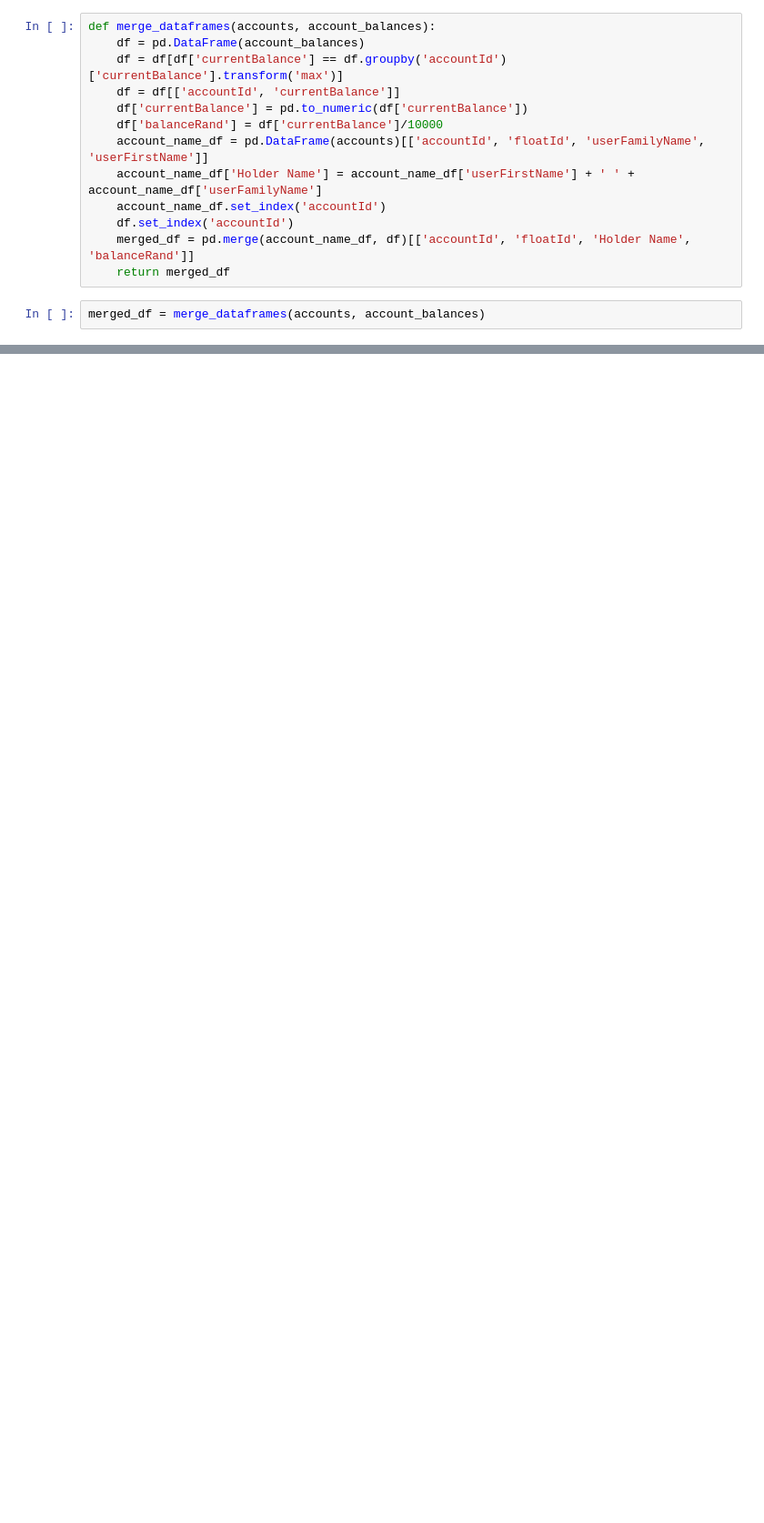
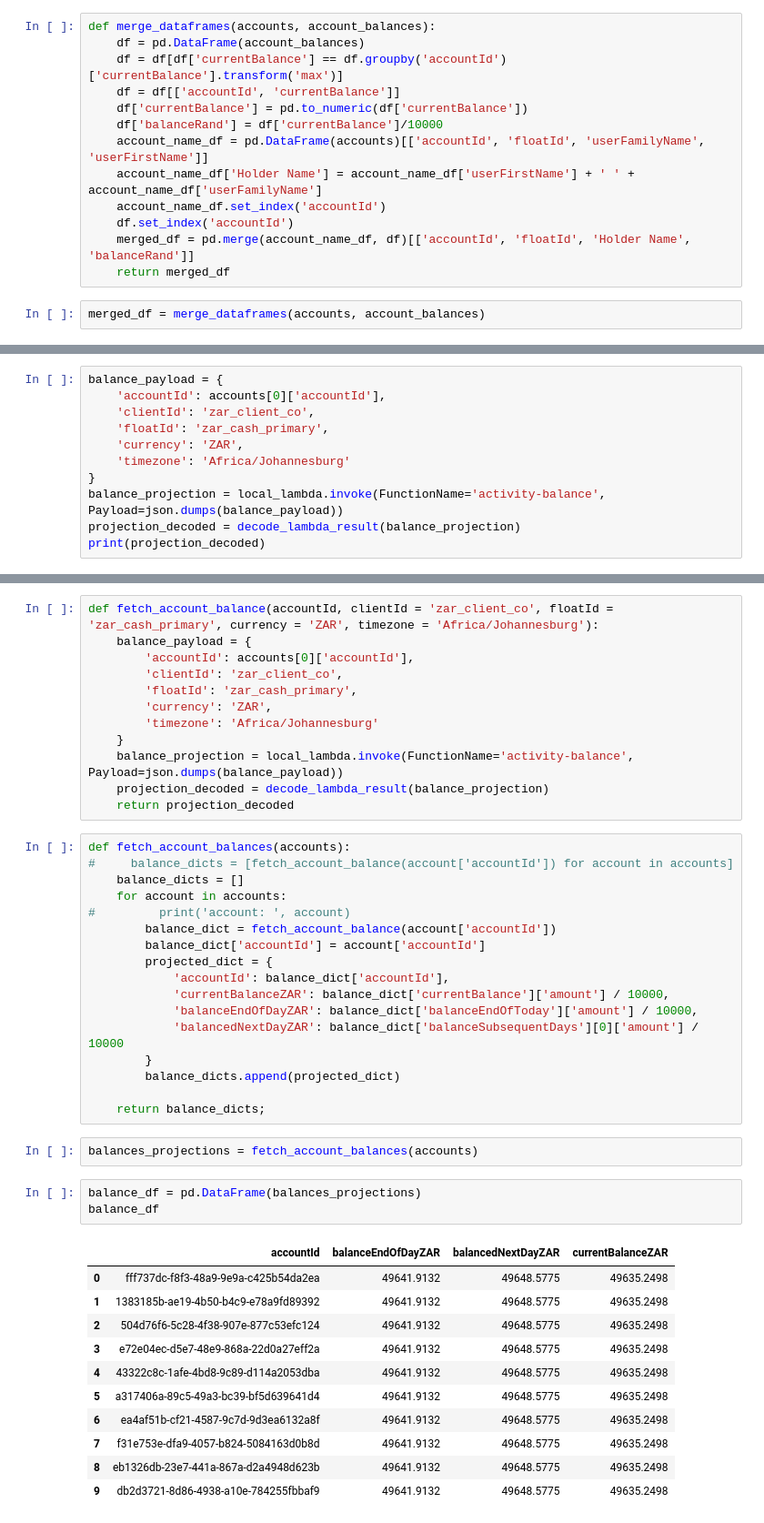
Before and after one commit to luke-jordan/pluto-alpha, a Jupyter notebook: notebooks/IntegrationTesting.ipynb, the cells around one changed output, grey strips where cells are left out. Shown: that part at 91% size. Drawn from its saved outputs; the diff is of its cells as text; blank space fills up the shorter version.

Commit message:
Bug fixes on balances, floats, introduced into notebook, almost over the line

```diff
--- a/notebooks/IntegrationTesting.ipynb
+++ b/notebooks/IntegrationTesting.ipynb
@@ -243,0 +250,11 @@ print('Rounding allocation record: ', allocation_details['bonusAllocation'])
+# %%
+balance_payload = {
+    'accountId': accounts[0]['accountId'],
+    'clientId': 'zar_client_co',
+    'floatId': 'zar_cash_primary',
+    'currency': 'ZAR',
+    'timezone': 'Africa/Johannesburg'
+}
+balance_projection = local_lambda.invoke(FunctionName='activity-balance', Payload=json.dumps(balance_payload))
+projection_decoded = decode_lambda_result(balance_projection)
+print(projection_decoded)
@@ -243,0 +263,46 @@ print('Rounding allocation record: ', allocation_details['bonusAllocation'])
+# %%
+def fetch_account_balance(accountId, clientId = 'zar_client_co', floatId = 'zar_cash_primary', currency = 'ZAR', timezone = 'Africa/Johannesburg'):
+    balance_payload = {
+        'accountId': accounts[0]['accountId'],
+        'clientId': 'zar_client_co',
+        'floatId': 'zar_cash_primary',
+        'currency': 'ZAR',
+        'timezone': 'Africa/Johannesburg'
+    }
+    balance_projection = local_lambda.invoke(FunctionName='activity-balance', Payload=json.dumps(balance_payload))
+    projection_decoded = decode_lambda_result(balance_projection)
+    return projection_decoded
+# %%
+def fetch_account_balances(accounts):
+#     balance_dicts = [fetch_account_balance(account['accountId']) for account in accounts]
+    balance_dicts = []
+    for account in accounts:
+#         print('account: ', account)
+        balance_dict = fetch_account_balance(account['accountId'])
+        balance_dict['accountId'] = account['accountId']
+        projected_dict = {
+            'accountId': balance_dict['accountId'],
+            'currentBalanceZAR': balance_dict['currentBalance']['amount'] / 10000,
+            'balanceEndOfDayZAR': balance_dict['balanceEndOfToday']['amount'] / 10000,
+            'balancedNextDayZAR': balance_dict['balanceSubsequentDays'][0]['amount'] / 10000
+        }
+        balance_dicts.append(projected_dict)
+
+    return balance_dicts;
+# %%
+balances_projections = fetch_account_balances(accounts)
+# %%
+balance_df = pd.DataFrame(balances_projections)
+balance_df
+# %% [output]
+|  | accountId | balanceEndOfDayZAR | balancedNextDayZAR | currentBalanceZAR |
+| 0 | fff737dc-f8f3-48a9-9e9a-c425b54da2ea | 49641.9132 | 49648.5775 | 49635.2498 |
+| 1 | 1383185b-ae19-4b50-b4c9-e78a9fd89392 | 49641.9132 | 49648.5775 | 49635.2498 |
+| 2 | 504d76f6-5c28-4f38-907e-877c53efc124 | 49641.9132 | 49648.5775 | 49635.2498 |
+| 3 | e72e04ec-d5e7-48e9-868a-22d0a27eff2a | 49641.9132 | 49648.5775 | 49635.2498 |
+| 4 | 43322c8c-1afe-4bd8-9c89-d114a2053dba | 49641.9132 | 49648.5775 | 49635.2498 |
+| 5 | a317406a-89c5-49a3-bc39-bf5d639641d4 | 49641.9132 | 49648.5775 | 49635.2498 |
+| 6 | ea4af51b-cf21-4587-9c7d-9d3ea6132a8f | 49641.9132 | 49648.5775 | 49635.2498 |
+| 7 | f31e753e-dfa9-4057-b824-5084163d0b8d | 49641.9132 | 49648.5775 | 49635.2498 |
+| 8 | eb1326db-23e7-441a-867a-d2a4948d623b | 49641.9132 | 49648.5775 | 49635.2498 |
+| 9 | db2d3721-8d86-4938-a10e-784255fbbaf9 | 49641.9132 | 49648.5775 | 49635.2498 |
```
Also changed, not shown: parts of 17 cells of this notebook, 14 other files.
